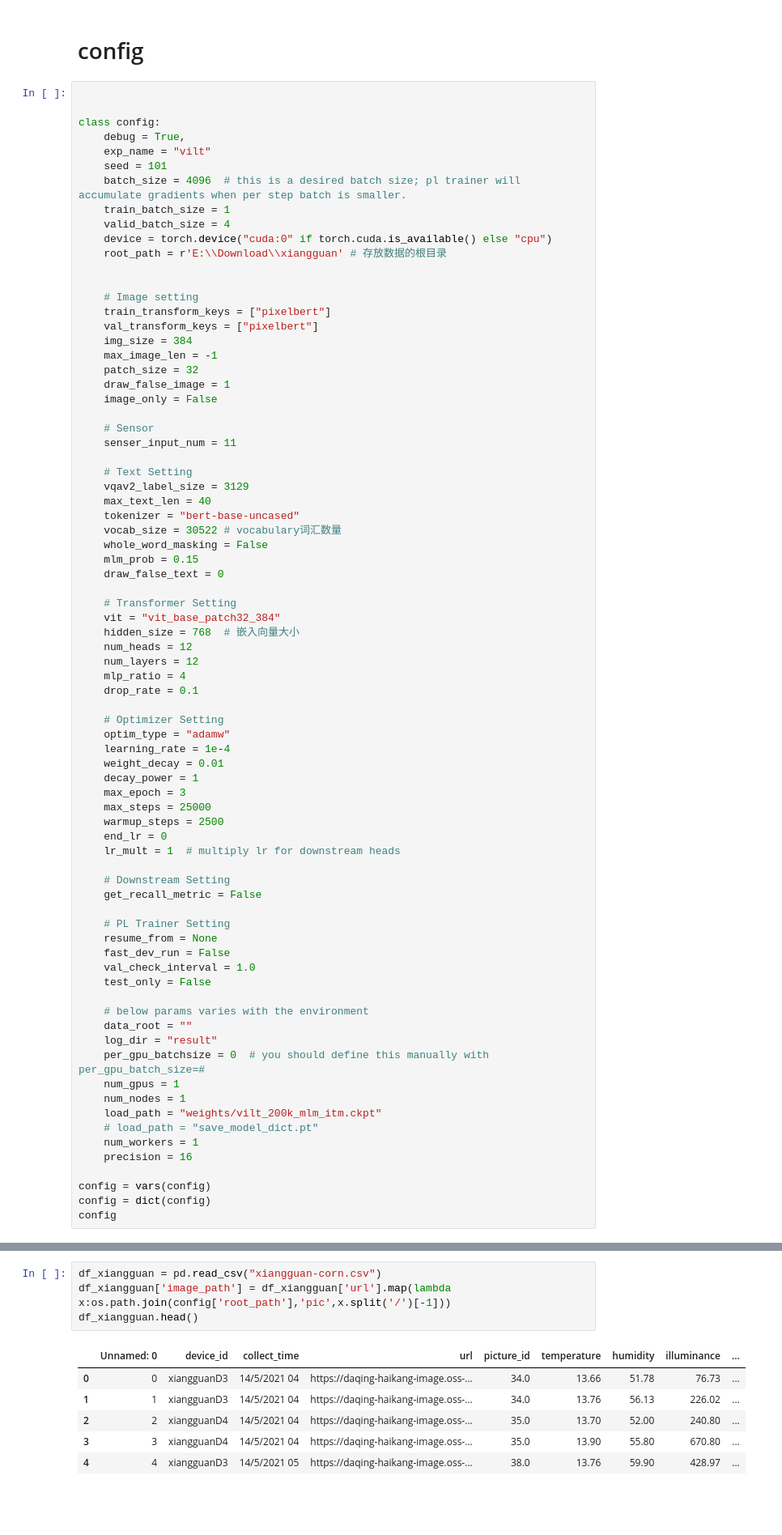
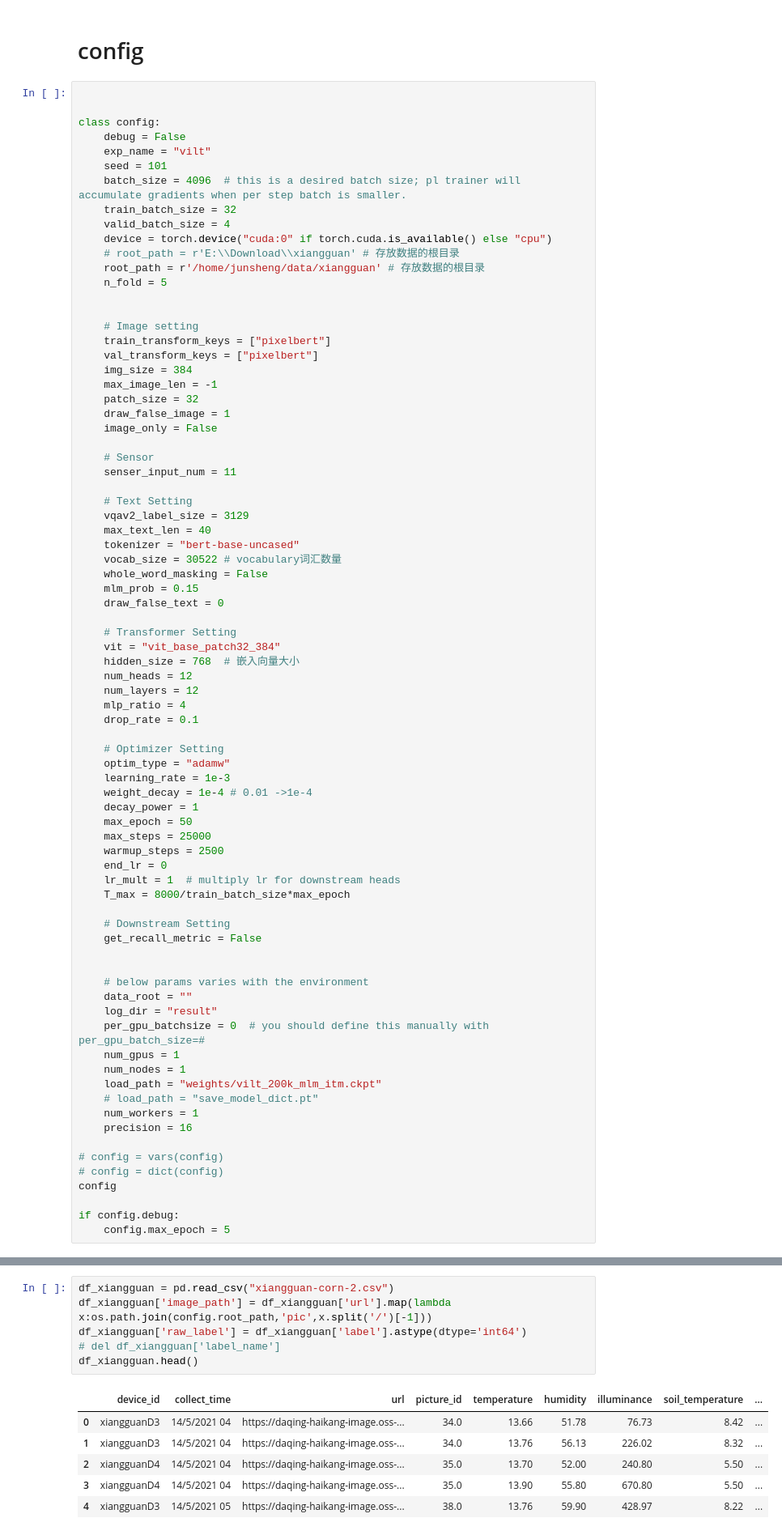
Before and after one commit to caodonghui426/MoE-ViST, a Jupyter notebook: my_vilt.ipynb, the cells around one changed output, grey strips where cells are left out. Shown: that part at 81% size. Drawn from its saved outputs; the diff is of its cells as text; blank space fills up the shorter version.

```diff
--- a/my_vilt.ipynb
+++ b/my_vilt.ipynb
@@ -25,14 +29,16 @@ from collections import defaultdict
 
 
 class config:
-    debug = True,
+    debug = False
     exp_name = "vilt"
     seed = 101
     batch_size = 4096  # this is a desired batch size; pl trainer will accumulate gradients when per step batch is smaller.
-    train_batch_size = 1
+    train_batch_size = 32
     valid_batch_size = 4
     device = torch.device("cuda:0" if torch.cuda.is_available() else "cpu")
-    root_path = r'E:\\Download\\xiangguan' # 存放数据的根目录
+    # root_path = r'E:\\Download\\xiangguan' # 存放数据的根目录
+    root_path = r'/home/junsheng/data/xiangguan' # 存放数据的根目录
+    n_fold = 5
 
 
     # Image setting
@@ -66,23 +72,19 @@ class config:
 
     # Optimizer Setting
     optim_type = "adamw"
-    learning_rate = 1e-4
-    weight_decay = 0.01
+    learning_rate = 1e-3
+    weight_decay = 1e-4 # 0.01 ->1e-4
     decay_power = 1
-    max_epoch = 3
+    max_epoch = 50
     max_steps = 25000
     warmup_steps = 2500
     end_lr = 0
     lr_mult = 1  # multiply lr for downstream heads
+    T_max = 8000/train_batch_size*max_epoch
 
     # Downstream Setting
     get_recall_metric = False
 
-    # PL Trainer Setting
-    resume_from = None
-    fast_dev_run = False
-    val_check_interval = 1.0
-    test_only = False
 
     # below params varies with the environment
     data_root = ""
@@ -95,6 +97,9 @@ class config:
     num_workers = 1
     precision = 16
 
-config = vars(config)
-config = dict(config)
+# config = vars(config)
+# config = dict(config)
 config
+
+if config.debug:
+    config.max_epoch = 5
@@ -139,11 +134,13 @@ setup_seed(seed=666)
 # %%
-df_xiangguan = pd.read_csv("xiangguan-corn.csv")
-df_xiangguan['image_path'] = df_xiangguan['url'].map(lambda x:os.path.join(config['root_path'],'pic',x.split('/')[-1]))
+df_xiangguan = pd.read_csv("xiangguan-corn-2.csv")
+df_xiangguan['image_path'] = df_xiangguan['url'].map(lambda x:os.path.join(config.root_path,'pic',x.split('/')[-1]))
+df_xiangguan['raw_label'] = df_xiangguan['label'].astype(dtype='int64')
+# del df_xiangguan['label_name']
 df_xiangguan.head()
 # %% [output]
-|  | Unnamed: 0 | device_id | collect_time | url | picture_id | temperature | humidity | illuminance | ... |
-| 0 | 0 | xiangguanD3 | 14/5/2021 04 | https://daqing-haikang-image.oss-... | 34.0 | 13.66 | 51.78 | 76.73 | ... |
-| 1 | 1 | xiangguanD3 | 14/5/2021 04 | https://daqing-haikang-image.oss-... | 34.0 | 13.76 | 56.13 | 226.02 | ... |
-| 2 | 2 | xiangguanD4 | 14/5/2021 04 | https://daqing-haikang-image.oss-... | 35.0 | 13.70 | 52.00 | 240.80 | ... |
-| 3 | 3 | xiangguanD4 | 14/5/2021 04 | https://daqing-haikang-image.oss-... | 35.0 | 13.90 | 55.80 | 670.80 | ... |
-| 4 | 4 | xiangguanD3 | 14/5/2021 05 | https://daqing-haikang-image.oss-... | 38.0 | 13.76 | 59.90 | 428.97 | ... |
+|  | device_id | collect_time | url | picture_id | temperature | humidity | illuminance | soil_temperature | ... |
+| 0 | xiangguanD3 | 14/5/2021 04 | https://daqing-haikang-image.oss-... | 34.0 | 13.66 | 51.78 | 76.73 | 8.42 | ... |
+| 1 | xiangguanD3 | 14/5/2021 04 | https://daqing-haikang-image.oss-... | 34.0 | 13.76 | 56.13 | 226.02 | 8.32 | ... |
+| 2 | xiangguanD4 | 14/5/2021 04 | https://daqing-haikang-image.oss-... | 35.0 | 13.70 | 52.00 | 240.80 | 5.50 | ... |
+| 3 | xiangguanD4 | 14/5/2021 04 | https://daqing-haikang-image.oss-... | 35.0 | 13.90 | 55.80 | 670.80 | 5.50 | ... |
+| 4 | xiangguanD3 | 14/5/2021 05 | https://daqing-haikang-image.oss-... | 38.0 | 13.76 | 59.90 | 428.97 | 8.22 | ... |
```
Also changed, not shown: parts of 40 cells of this notebook, 13 other files.
